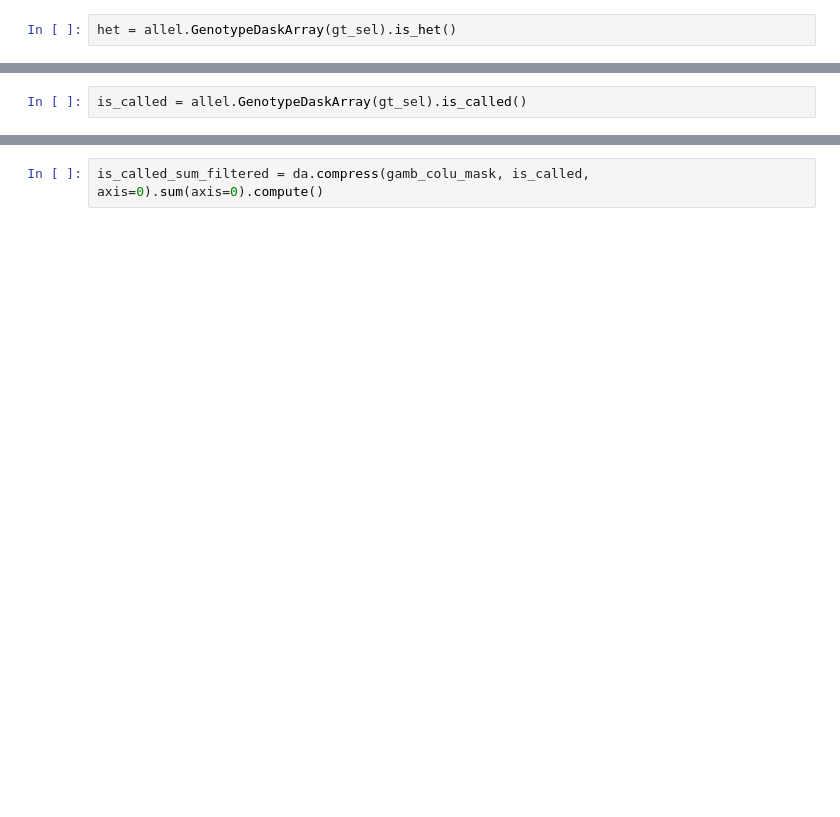
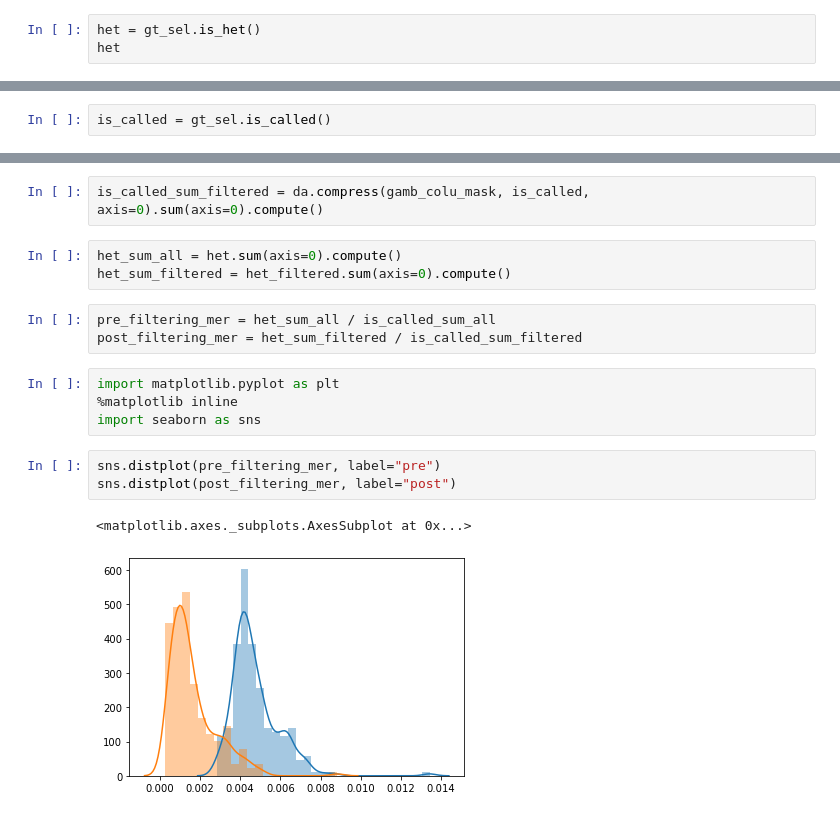
Before and after one commit to malariagen/ag1000g-phase3-data-paper, a Jupyter notebook: notebooks/compute_proxy_mer_X.ipynb, the cells around one changed output, grey strips where cells are left out. Saved outputs shown, nothing was run; the diff lists cells and outputs as text; blank space fills up the shorter version.

```diff
--- a/notebooks/compute_proxy_mer_X.ipynb
+++ b/notebooks/compute_proxy_mer_X.ipynb
@@ -86,2 +137,3 @@ import allel
 # %%
-het = allel.GenotypeDaskArray(gt_sel).is_het()
+het = gt_sel.is_het()
+het
@@ -90,7 +169,7 @@ gamb_colu_mask = v3.load_mask("X", "gamb_colu")
 # %%
 het_filtered = da.compress(gamb_colu_mask, het, axis=0)
 # %%
-is_called = allel.GenotypeDaskArray(gt_sel).is_called()
+is_called = gt_sel.is_called()
 # %%
 is_called[:10].compute()
 # %% [output]
@@ -142,2 +185,18 @@ KilledWorker: ('array-original-a59b11ea799336690ee3102aa37282d7', <Worker 'tcp:/
 # %%
 is_called_sum_filtered = da.compress(gamb_colu_mask, is_called, axis=0).sum(axis=0).compute()
+# %%
+het_sum_all = het.sum(axis=0).compute()
+het_sum_filtered = het_filtered.sum(axis=0).compute()
+# %%
+pre_filtering_mer = het_sum_all / is_called_sum_all
+post_filtering_mer = het_sum_filtered / is_called_sum_filtered
+# %%
+import matplotlib.pyplot as plt
+%matplotlib inline
+import seaborn as sns
+# %%
+sns.distplot(pre_filtering_mer, label="pre")
+sns.distplot(post_filtering_mer, label="post")
+# %% [output]
+<matplotlib.axes._subplots.AxesSubplot at 0x...>
+[figure, added]
```
Also changed, not shown: parts of 24 cells of this notebook, 1 other file.
